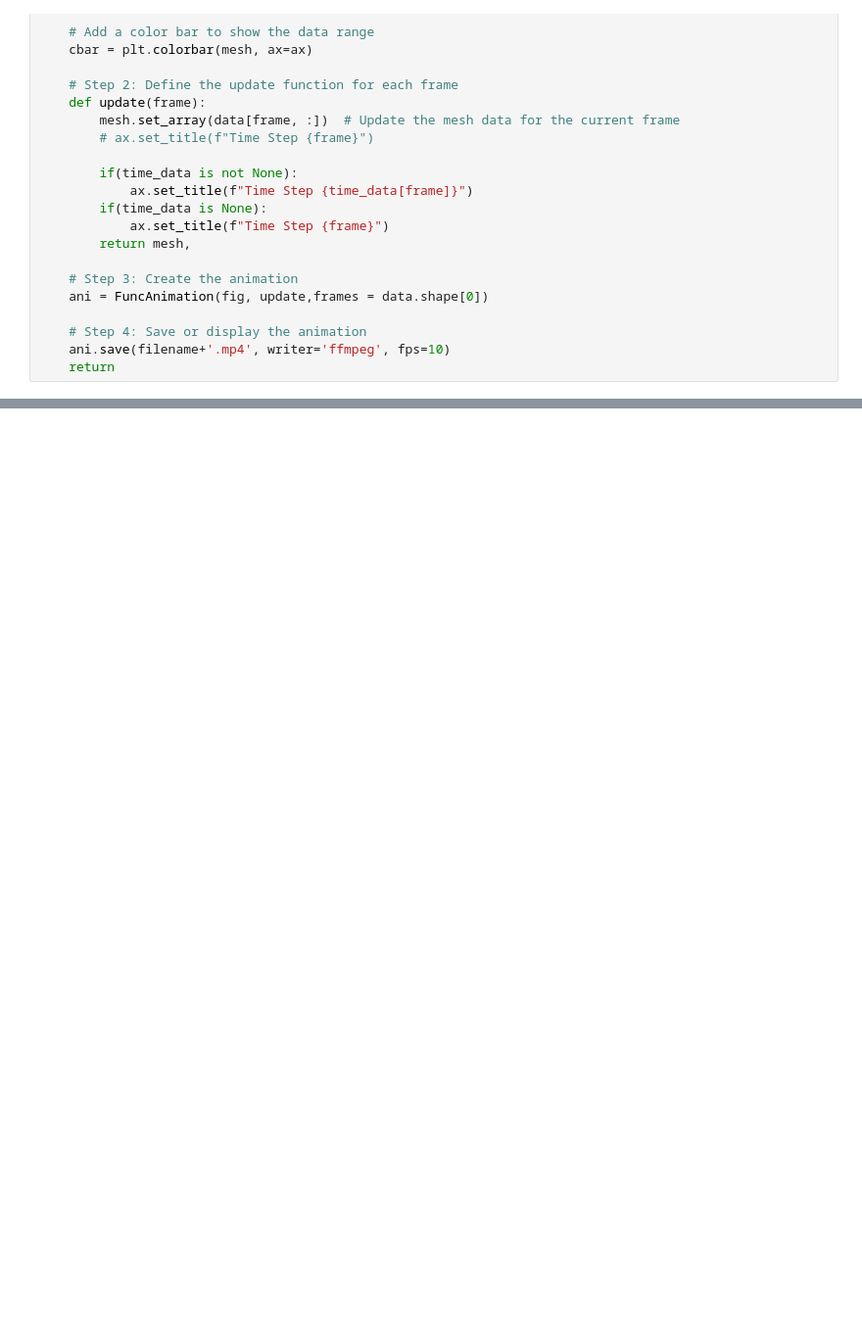
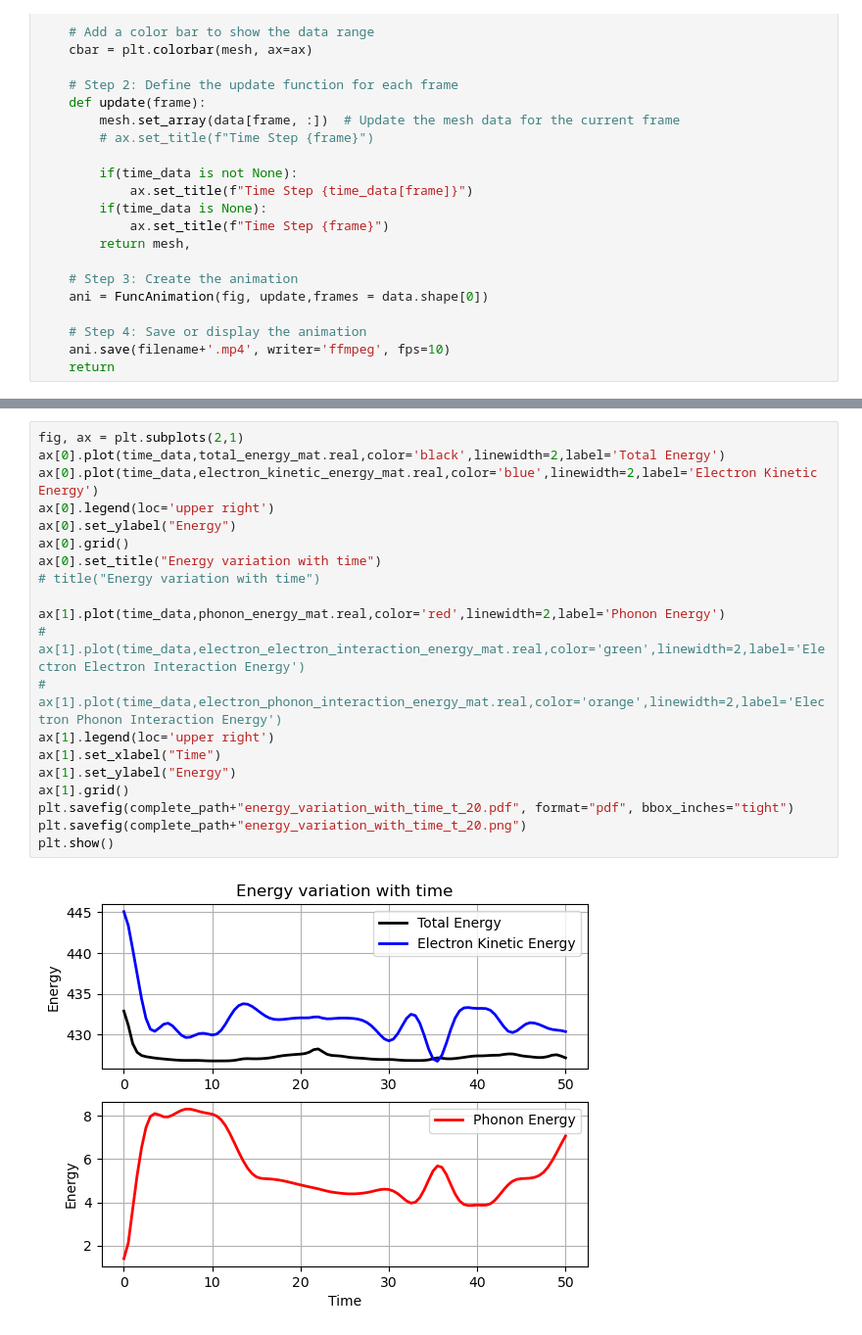
Before and after one commit to yash-palan/Non_guassian_real_space_23_5_25, a Jupyter notebook: Plotting_graphs_and_videos_SC_to_CDW_notebook.ipynb, the cells around one changed output, grey strips where cells are left out. Shown at 98% size. Drawn from its saved outputs; the diff is of its cells as text; blank space fills up the shorter version.

```diff
--- a/Plotting_graphs_and_videos_SC_to_CDW_notebook.ipynb
+++ b/Plotting_graphs_and_videos_SC_to_CDW_notebook.ipynb
@@ -300,0 +413,22 @@ function_to_create_2D_video_colorbar_fixed(diagonal_data, 10, "CDW_order_mu_cbar
+# %%
+fig, ax = plt.subplots(2,1)
+ax[0].plot(time_data,total_energy_mat.real,color='black',linewidth=2,label='Total Energy')
+ax[0].plot(time_data,electron_kinetic_energy_mat.real,color='blue',linewidth=2,label='Electron Kinetic Energy')
+ax[0].legend(loc='upper right')
+ax[0].set_ylabel("Energy")
+ax[0].grid()
+ax[0].set_title("Energy variation with time")
+# title("Energy variation with time")
+
+ax[1].plot(time_data,phonon_energy_mat.real,color='red',linewidth=2,label='Phonon Energy')
+# ax[1].plot(time_data,electron_electron_interaction_energy_mat.real,color='green',linewidth=2,label='Electron Electron Interaction Energy')
+# ax[1].plot(time_data,electron_phonon_interaction_energy_mat.real,color='orange',linewidth=2,label='Electron Phonon Interaction Energy')
+ax[1].legend(loc='upper right')
+ax[1].set_xlabel("Time")
+ax[1].set_ylabel("Energy")
+ax[1].grid()
+plt.savefig(complete_path+"energy_variation_with_time_t_20.pdf", format="pdf", bbox_inches="tight")
+plt.savefig(complete_path+"energy_variation_with_time_t_20.png")
+plt.show()
+# %% [output]
+[figure, added]
```
Also changed, not shown: parts of 18 cells of this notebook, 4 other files.
